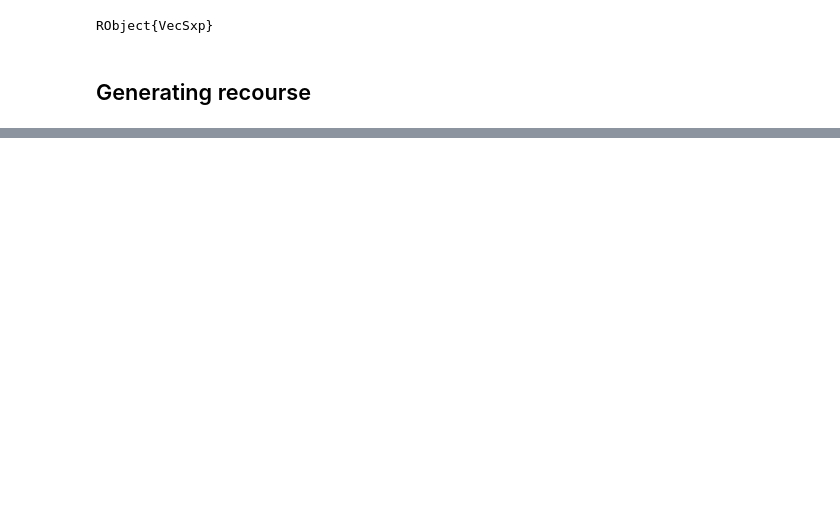
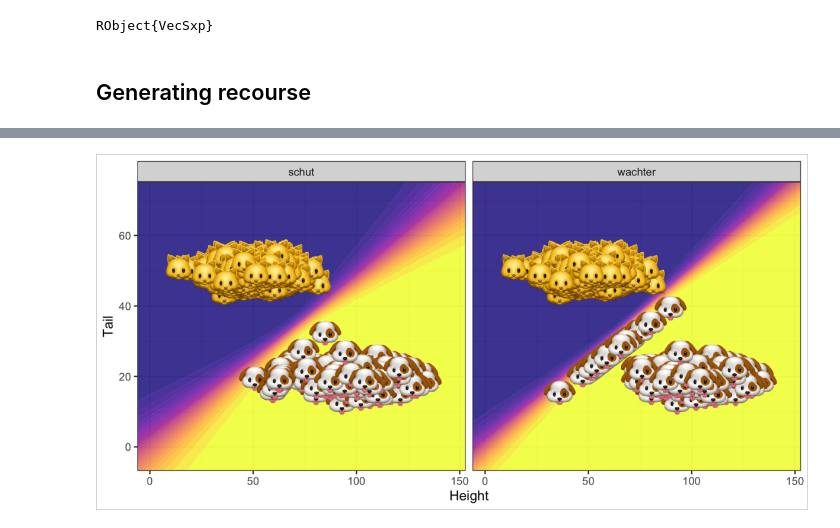
Before and after one commit to JuliaTrustworthyAI/AlgorithmicRecourseDynamics.jl, a Jupyter notebook: examples/endogenous_shifts.ipynb, the cells around one changed output, grey strips where cells are left out. Saved outputs shown, nothing was run; the diff lists cells and outputs as text; code cells hidden in the pictures; blank space fills up the shorter version.

```diff
--- a/examples/endogenous_shifts.ipynb
+++ b/examples/endogenous_shifts.ipynb
@@ -73,0 +153,4 @@ X_f = [rand(1:N_cats) for i in 1:N_unhappy_cats] |>
+# %%
+load("www/post_shift.png")
+# %% [output]
+[figure, added]
```
Also changed, not shown: parts of 12 cells of this notebook, 5 other files.
